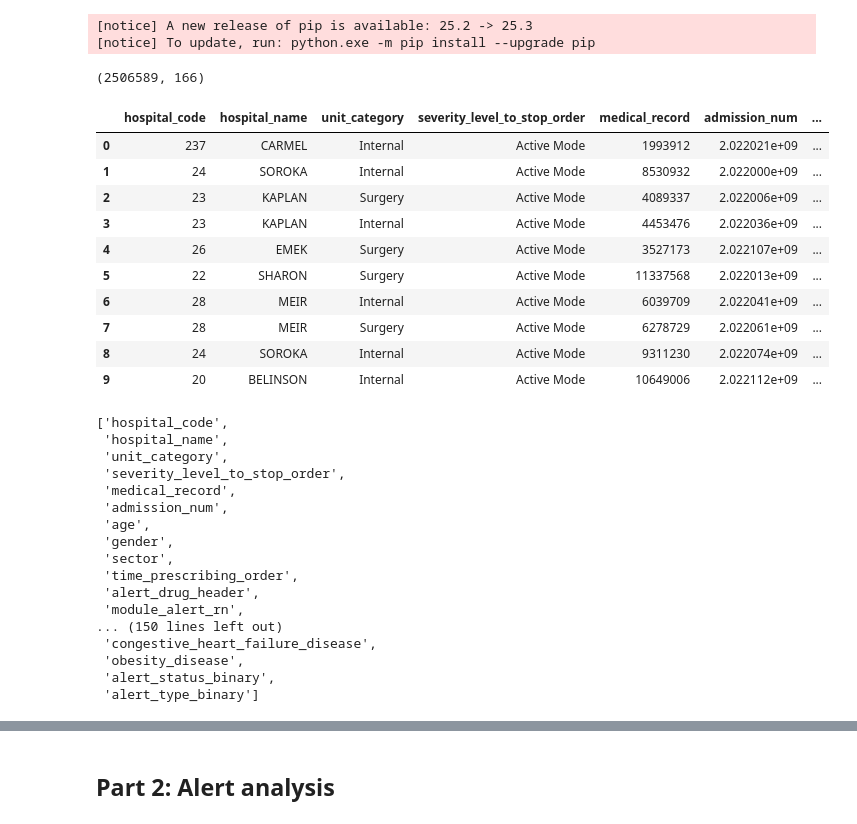
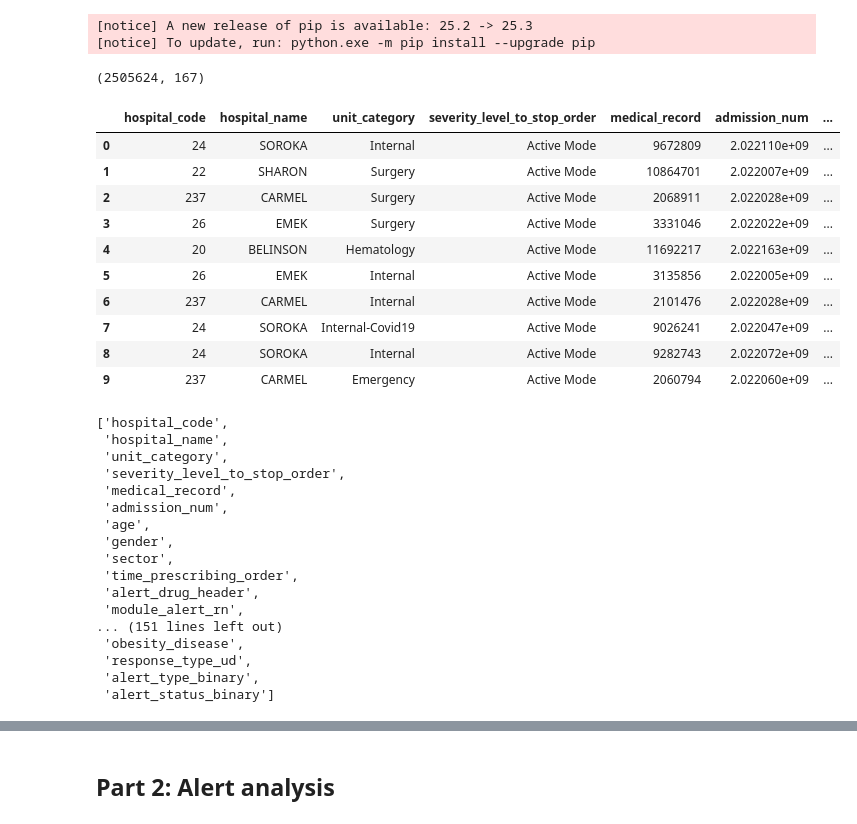
Before and after one commit to nirshlom/alert-fatigue, a Jupyter notebook: main_analysis.ipynb, the cells around one changed output, grey strips where cells are left out. Saved outputs shown, nothing was run; the diff lists cells and outputs as text; code cells hidden in the pictures.

```diff
--- a/main_analysis.ipynb
+++ b/main_analysis.ipynb
@@ -31,22 +31,22 @@ Note: you may need to restart the kernel to use updated packages.
 # %%
 #TODO: Load the data: df_main_active_adult.csv, this order level data only active adults
 #df_main_active_adult = pd.read_csv('alert_analysis/data/main_data_2022/df_main_active_adult_renamed.csv')
-df_main_active_adult = pd.read_csv(r'C:\Users\hibaa\Documents\GitHub\alert-fatigue\alert_analysis\data\main_data_2022\df_main_active_adult_renamed_clean_sample_100pct.csv')
+df_main_active_adult = pd.read_csv(r'C:\Users\hibaa\Documents\GitHub\alert-fatigue\alert_analysis\data\main_data_2022\df_main_active_adult_renamed_new_clean_sample_100pct.csv')
 print(df_main_active_adult.shape)
 df_main_active_adult.head(10)
 # %% [output]
-(2506589, 166)
+(2505624, 167)
 |  | hospital_code | hospital_name | unit_category | severity_level_to_stop_order | medical_record | admission_num | ... |
-| 0 | 237 | CARMEL | Internal | Active Mode | 1993912 | 2.022021e+09 | ... |
-| 1 | 24 | SOROKA | Internal | Active Mode | 8530932 | 2.022000e+09 | ... |
-| 2 | 23 | KAPLAN | Surgery | Active Mode | 4089337 | 2.022006e+09 | ... |
-| 3 | 23 | KAPLAN | Internal | Active Mode | 4453476 | 2.022036e+09 | ... |
-| 4 | 26 | EMEK | Surgery | Active Mode | 3527173 | 2.022107e+09 | ... |
-| 5 | 22 | SHARON | Surgery | Active Mode | 11337568 | 2.022013e+09 | ... |
-| 6 | 28 | MEIR | Internal | Active Mode | 6039709 | 2.022041e+09 | ... |
-| 7 | 28 | MEIR | Surgery | Active Mode | 6278729 | 2.022061e+09 | ... |
-| 8 | 24 | SOROKA | Internal | Active Mode | 9311230 | 2.022074e+09 | ... |
-| 9 | 20 | BELINSON | Internal | Active Mode | 10649006 | 2.022112e+09 | ... |
+| 0 | 24 | SOROKA | Internal | Active Mode | 9672809 | 2.022110e+09 | ... |
+| 1 | 22 | SHARON | Surgery | Active Mode | 10864701 | 2.022007e+09 | ... |
+| 2 | 237 | CARMEL | Surgery | Active Mode | 2068911 | 2.022028e+09 | ... |
+| 3 | 26 | EMEK | Surgery | Active Mode | 3331046 | 2.022022e+09 | ... |
+| 4 | 20 | BELINSON | Hematology | Active Mode | 11692217 | 2.022163e+09 | ... |
+| 5 | 26 | EMEK | Internal | Active Mode | 3135856 | 2.022005e+09 | ... |
+| 6 | 237 | CARMEL | Internal | Active Mode | 2101476 | 2.022028e+09 | ... |
+| 7 | 24 | SOROKA | Internal-Covid19 | Active Mode | 9026241 | 2.022047e+09 | ... |
+| 8 | 24 | SOROKA | Internal | Active Mode | 9282743 | 2.022072e+09 | ... |
+| 9 | 237 | CARMEL | Emergency | Active Mode | 2060794 | 2.022060e+09 | ... |
 # %%
 df_main_active_adult.columns.to_list()
 # %% [output]
@@ -62,11 +62,11 @@ df_main_active_adult.columns.to_list()
  'time_prescribing_order',
  'alert_drug_header',
  'module_alert_rn',
-... (150 lines left out)
- 'congestive_heart_failure_disease',
+... (151 lines left out)
  'obesity_disease',
- 'alert_status_binary',
- 'alert_type_binary']
+ 'response_type_ud',
+ 'alert_type_binary',
+ 'alert_status_binary']
 # %%
 df_main_active_adult['chronic_diagnosis'].value_counts()
 # %% [output]
```
Also changed, not shown: parts of 10 cells of this notebook.
